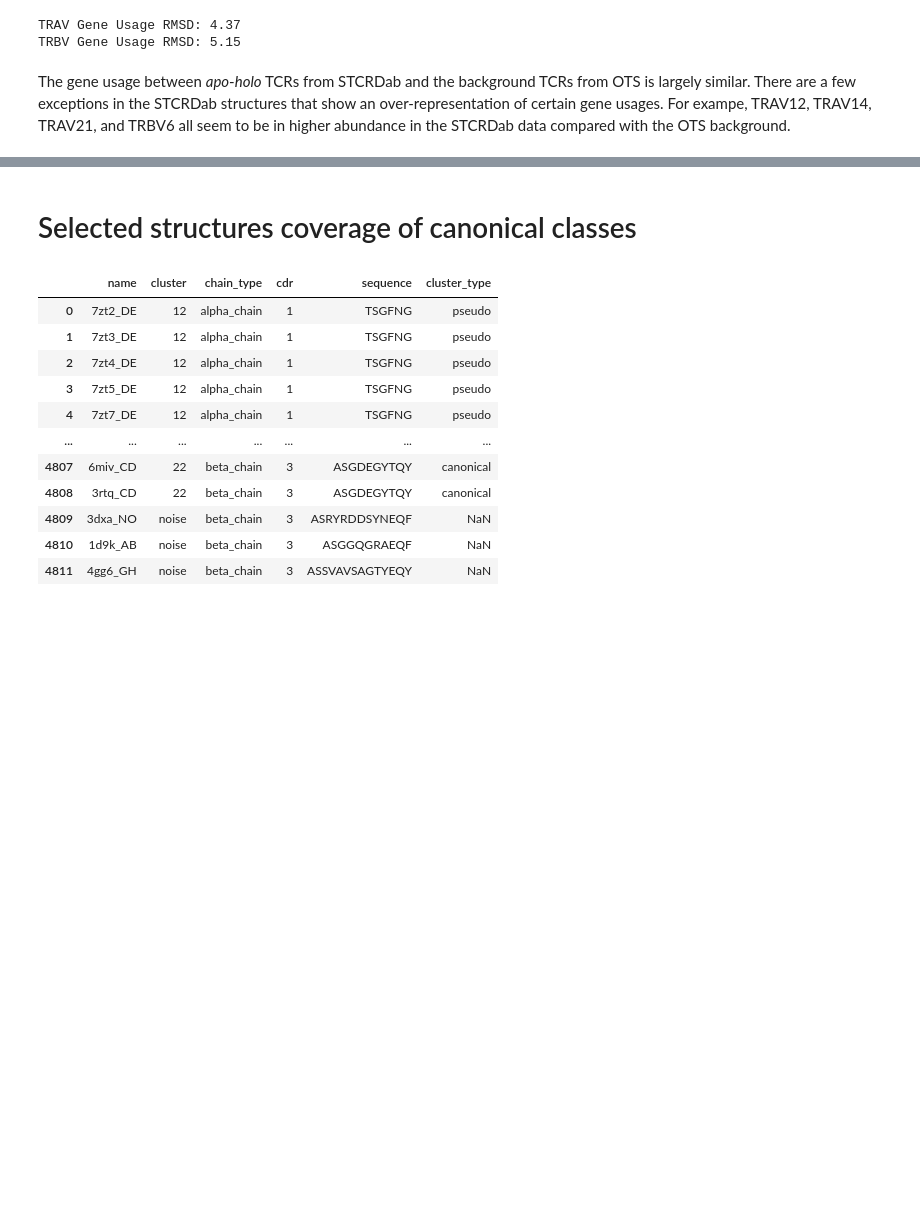
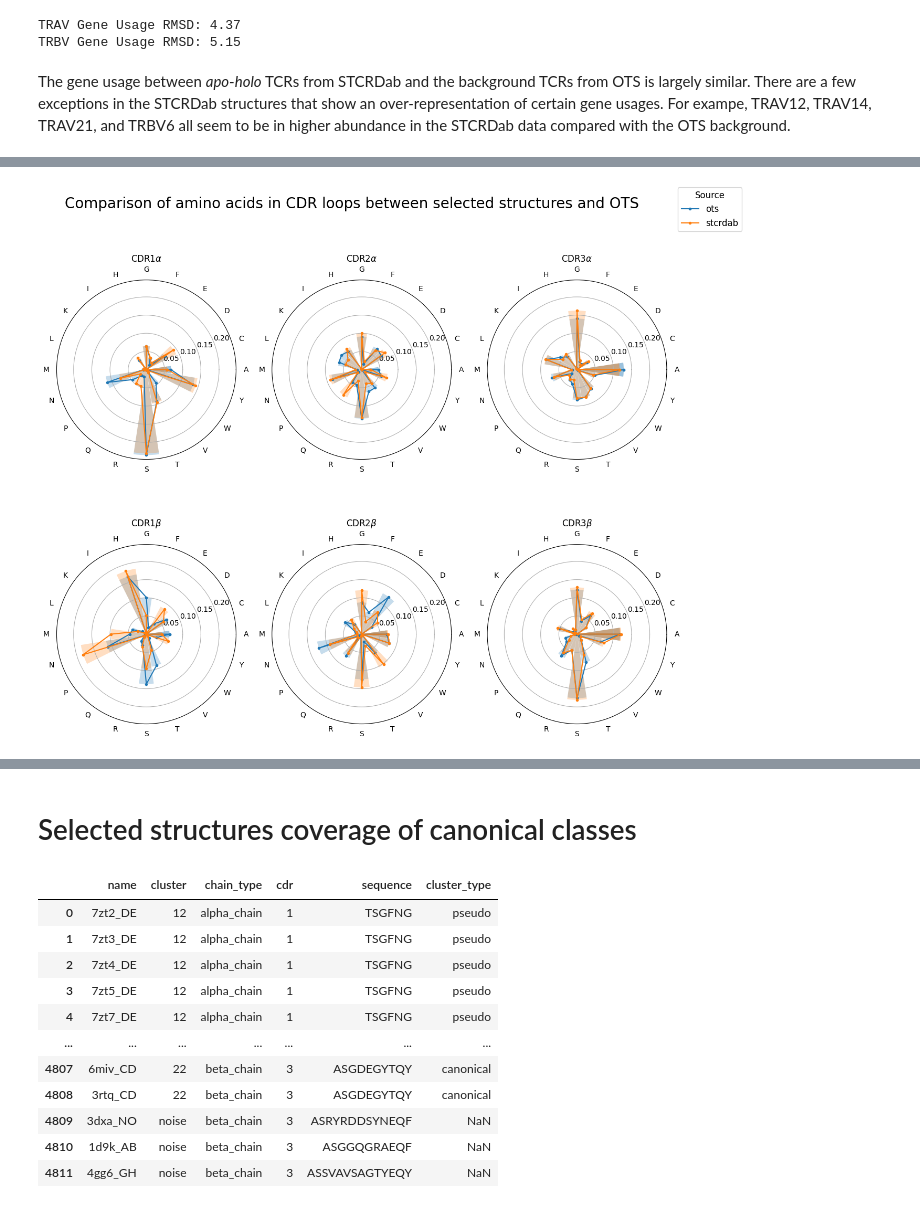
Before and after one commit to benjiemc/tcr-pmhc-interface-analysis, a Jupyter notebook: notebooks/Ascertaining_the_generalisability_of_the_structure_data.ipynb, the cells around one changed output, grey strips where cells are left out. Cells and saved outputs as stored; diff of their text form; code cells hidden in the pictures; blank space fills up the shorter version.

Commit message:
Add analysis comparing amino acid compositions of CDR loops

```diff
--- a/notebooks/Ascertaining_the_generalisability_of_the_structure_data.ipynb
+++ b/notebooks/Ascertaining_the_generalisability_of_the_structure_data.ipynb
@@ -489,0 +565,57 @@ For exampe, TRAV12, TRAV14, TRAV21, and TRBV6 all seem to be in higher abundance
+# %%
+ots_sample_cdrs_residues_counts['source'] = 'ots'
+apo_holo_cdr_sequences_residues_counts['source'] = 'stcrdab'
+
+cdr_residue_counts = pd.concat([ots_sample_cdrs_residues_counts, apo_holo_cdr_sequences_residues_counts])
+# %%
+angles = np.linspace(0, 2 * np.pi, len(AMINO_ACIDS), endpoint=False).tolist()
+amino_acid_angles = dict(zip(AMINO_ACIDS, angles))
+# %%
+fig, axes = plt.subplots(nrows=2, ncols=3,
+                         figsize=(15, 12),
+                         sharey=True,
+                         subplot_kw={'projection': 'polar'})
+
+lines = []
+for i, chain_type in enumerate(('alpha', 'beta')):
+    for j, cdr in enumerate(('1', '2', '3')):
+        for source in 'ots', 'stcrdab':
+            residue_counts = cdr_residue_counts[(cdr_residue_counts['source'] == source)
+                                                & (cdr_residue_counts['chain_type'] == chain_type)
+                                                & (cdr_residue_counts['cdr'] == cdr)].sort_values('residue')
+
+            proportions = residue_counts['proportion'].tolist()
+            label_angles = residue_counts['residue'].map(amino_acid_angles).tolist()
+
+            proportions.append(proportions[0])
+            label_angles.append(label_angles[0])
+
+            line, = axes[i, j].plot(label_angles, proportions, marker='o', markersize=3, label=source)
+            axes[i, j].bar(label_angles, proportions, alpha=0.25, width=0.3)
+
+            lines.append(line)
+
+        axes[i, j].set_xticks(angles)
+        axes[i, j].set_xticklabels(AMINO_ACIDS)
+        axes[i, j].grid(which='major', axis='x', visible=False)
+
+        axes[i, j].set_title(f'CDR{cdr}$\\{chain_type}$')
+
+unique_handles_labels = {}
+for line in lines:
+    label = line.get_label()
+    if label not in unique_handles_labels:
+        unique_handles_labels[label] = line
+
+labels, handles = zip(*unique_handles_labels.items())
+
+legend = fig.legend(handles, labels, title='Source', fontsize='large')
+legend.get_title().set_fontsize('large')
+
+fig.suptitle('Comparison of amino acids in CDR loops between selected structures and OTS',
+             fontsize=20)
+
+plt.savefig('../report/figures/stcrdab_ots_aa_composition.svg')
+plt.show()
+# %% [output]
+[figure, added]
```
Also changed, not shown: parts of 6 cells of this notebook.
